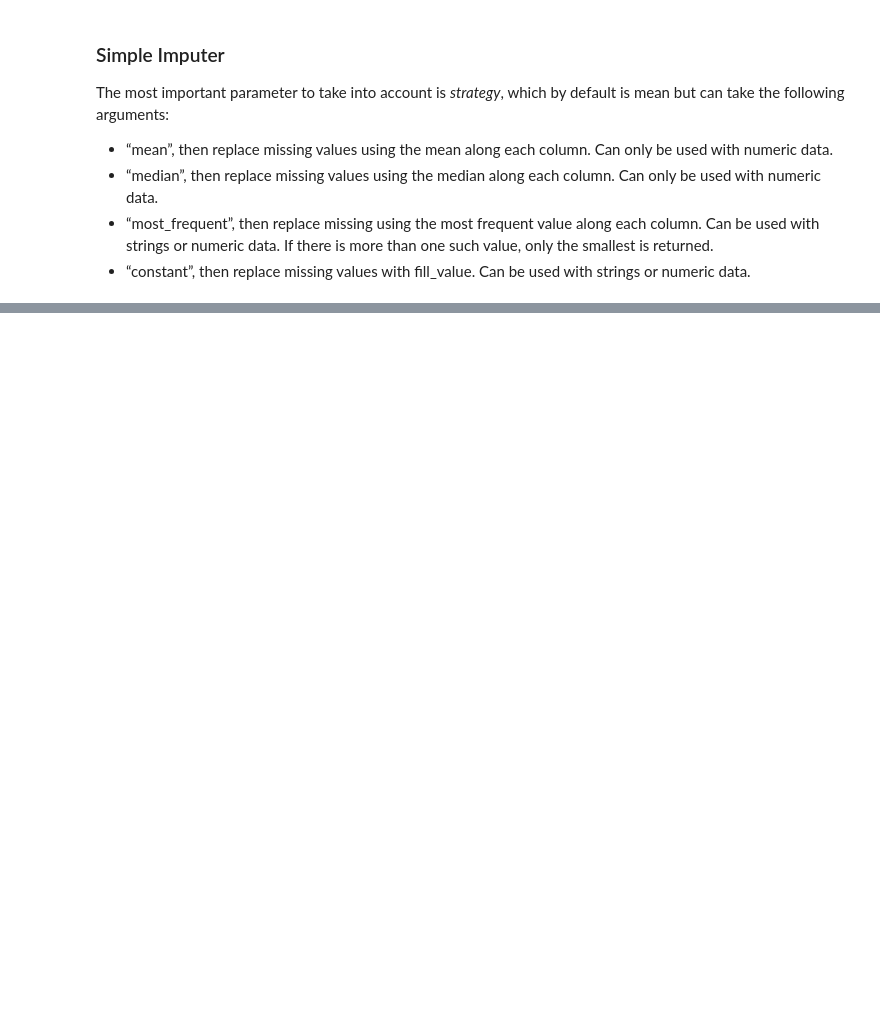
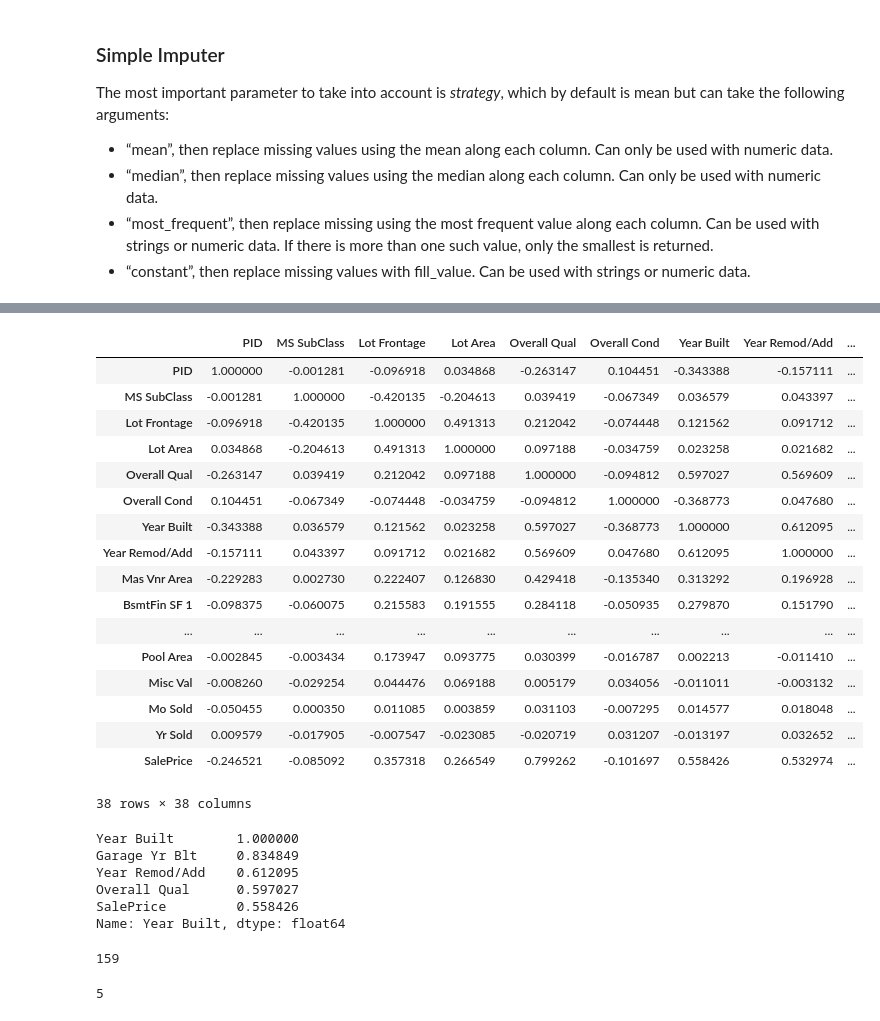
Before and after one commit to SimRey/Machine-Learning, a Jupyter notebook: Preprocessing/05-Imputing.ipynb, the cells around one changed output, grey strips where cells are left out. Saved outputs shown, nothing was run; the diff lists cells and outputs as text; code cells hidden in the pictures; blank space fills up the shorter version.

```diff
--- a/Preprocessing/05-Imputing.ipynb
+++ b/Preprocessing/05-Imputing.ipynb
@@ -21,0 +151,3 @@ The most important parameter to take into account is *strategy*, which by defaul
+# %%
+df = pd.read_csv("C:/Users/Lenovo/Desktop/Python/Machine Learning/Preprocessing/Data Sets/Ames_Housing_Data.csv")
+df.head()
@@ -21,0 +162,44 @@ The most important parameter to take into account is *strategy*, which by defaul
+# %%
+df.corr()
+# %% [output]
+|  | PID | MS SubClass | Lot Frontage | Lot Area | Overall Qual | Overall Cond | Year Built | Year Remod/Add | ... |
+| PID | 1.000000 | -0.001281 | -0.096918 | 0.034868 | -0.263147 | 0.104451 | -0.343388 | -0.157111 | ... |
+| MS SubClass | -0.001281 | 1.000000 | -0.420135 | -0.204613 | 0.039419 | -0.067349 | 0.036579 | 0.043397 | ... |
+| Lot Frontage | -0.096918 | -0.420135 | 1.000000 | 0.491313 | 0.212042 | -0.074448 | 0.121562 | 0.091712 | ... |
+| Lot Area | 0.034868 | -0.204613 | 0.491313 | 1.000000 | 0.097188 | -0.034759 | 0.023258 | 0.021682 | ... |
+| Overall Qual | -0.263147 | 0.039419 | 0.212042 | 0.097188 | 1.000000 | -0.094812 | 0.597027 | 0.569609 | ... |
+| Overall Cond | 0.104451 | -0.067349 | -0.074448 | -0.034759 | -0.094812 | 1.000000 | -0.368773 | 0.047680 | ... |
+| Year Built | -0.343388 | 0.036579 | 0.121562 | 0.023258 | 0.597027 | -0.368773 | 1.000000 | 0.612095 | ... |
+| Year Remod/Add | -0.157111 | 0.043397 | 0.091712 | 0.021682 | 0.569609 | 0.047680 | 0.612095 | 1.000000 | ... |
+| Mas Vnr Area | -0.229283 | 0.002730 | 0.222407 | 0.126830 | 0.429418 | -0.135340 | 0.313292 | 0.196928 | ... |
+| BsmtFin SF 1 | -0.098375 | -0.060075 | 0.215583 | 0.191555 | 0.284118 | -0.050935 | 0.279870 | 0.151790 | ... |
+| ... | ... | ... | ... | ... | ... | ... | ... | ... | ... |
+| Pool Area | -0.002845 | -0.003434 | 0.173947 | 0.093775 | 0.030399 | -0.016787 | 0.002213 | -0.011410 | ... |
+| Misc Val | -0.008260 | -0.029254 | 0.044476 | 0.069188 | 0.005179 | 0.034056 | -0.011011 | -0.003132 | ... |
+| Mo Sold | -0.050455 | 0.000350 | 0.011085 | 0.003859 | 0.031103 | -0.007295 | 0.014577 | 0.018048 | ... |
+| Yr Sold | 0.009579 | -0.017905 | -0.007547 | -0.023085 | -0.020719 | 0.031207 | -0.013197 | 0.032652 | ... |
+| SalePrice | -0.246521 | -0.085092 | 0.357318 | 0.266549 | 0.799262 | -0.101697 | 0.558426 | 0.532974 | ... |
+38 rows × 38 columns
+# %%
+df.corr()["Year Built"].sort_values(ascending=False).nlargest(5)
+# %% [output]
+Year Built        1.000000
+Garage Yr Blt     0.834849
+Year Remod/Add    0.612095
+Overall Qual      0.597027
+SalePrice         0.558426
+Name: Year Built, dtype: float64
+# %%
+df["Garage Yr Blt"].isnull().sum()
+
+# As we can see, grage year built has some missing values
+# %% [output]
+159
+# %%
+df["Garage Yr Blt"] = df.groupby(by="Year Built")["Garage Yr Blt"].transform(lambda x: x.fillna(x.mean()))
+# In this case mean is chosen, but median, most frequent or other type of value can be selected.
+
+df["Garage Yr Blt"].isnull().sum()
+# the missing values decreases dramatically, in this case, the 5 missing could be years that are not processed
+# %% [output]
+5
```
Also changed, not shown: parts of 15 cells of this notebook, 1 other file.
